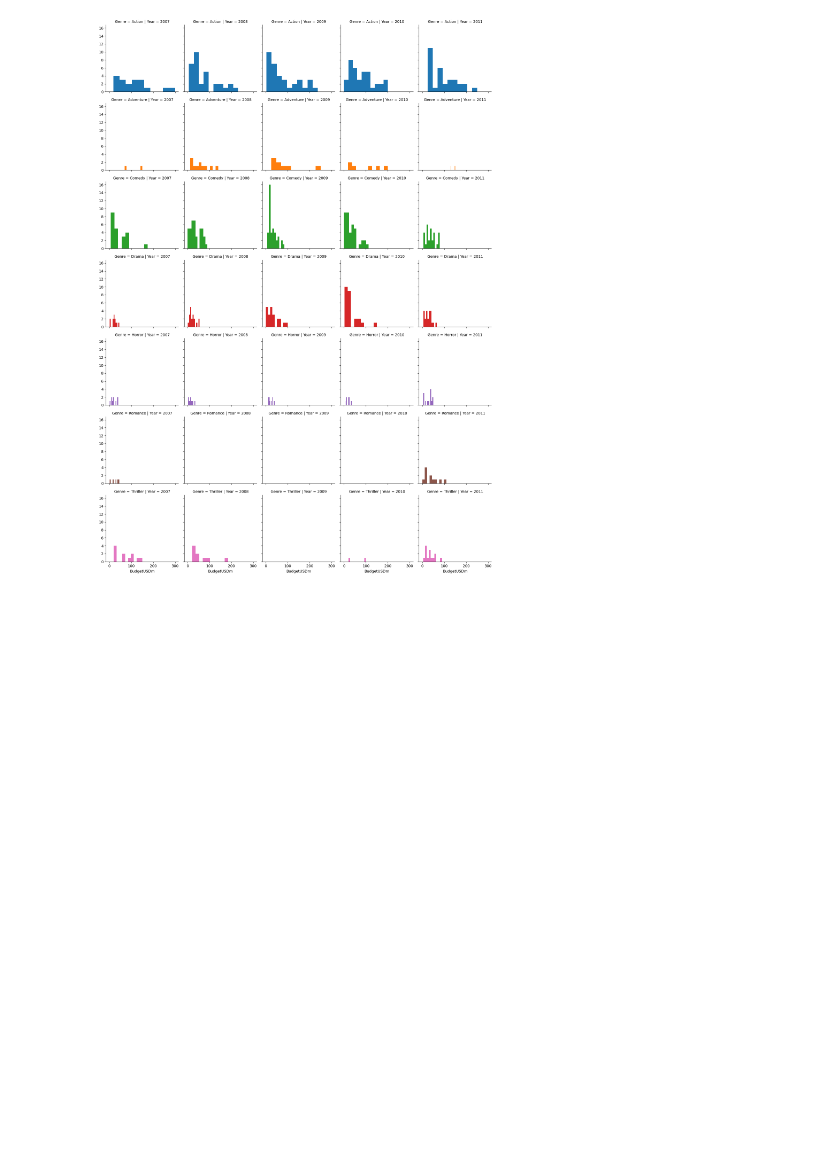
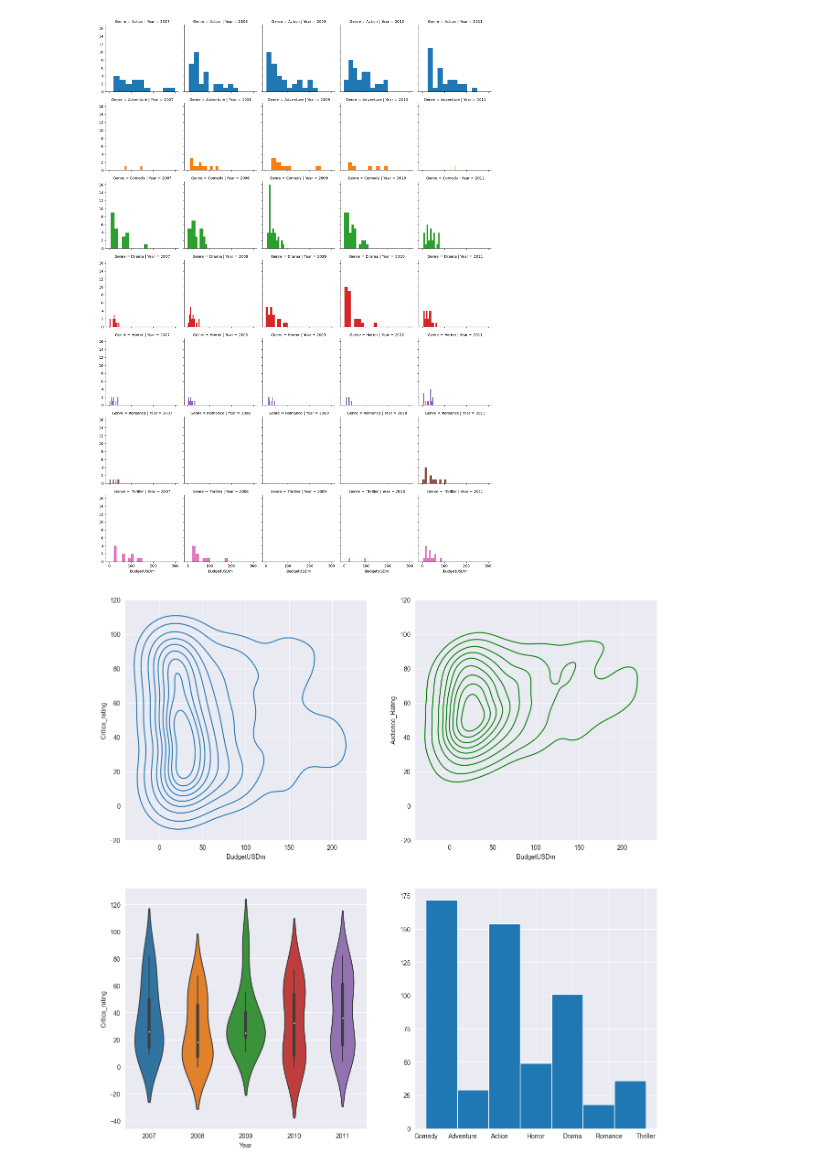
Before and after one commit to HristiyanIvanovski/Advanced-visualisation, a Jupyter notebook: movie_ratings_visuals.ipynb, the cells around one changed output. Saved outputs shown, nothing was run; the diff lists cells and outputs as text; code cells hidden in the pictures; blank space fills up the shorter version.

```diff
--- a/movie_ratings_visuals.ipynb
+++ b/movie_ratings_visuals.ipynb
@@ -232,3 +232,25 @@ fg1 = sns.FacetGrid(movies, row='Genre', col='Year', hue='Genre')
 fg1 = fg1.map(plt.hist, 'BudgetUSDm')
 # %% [output]
 [figure]
+# %%
+# building a dashboard
+
+sns.set_style('darkgrid')
+
+f, axes = plt.subplots(2, 2, figsize=(15, 15))
+
+sbp11 = sns.kdeplot(data=movies, x='BudgetUSDm', y='Critics_rating', ax=axes[0, 0])
+
+sbp22 = sns.kdeplot(data=movies, x='BudgetUSDm', y='Audience_Rating', color='Green', ax=axes[0, 1])
+
+vioplt11 = sns.violinplot(data=movies[movies.Genre == 'Horror'], x='Year', y='Critics_rating', ax=axes[1, 0])
+
+axes[1, 1].hist(data=movies, x='Genre', bins=7)
+
+# setting x y limits
+sbp11.set(xlim=(-40, 240), ylim=(-20, 120))
+sbp22.set(xlim=(-40, 240), ylim=(-20, 120))
+
+plt.show()
+# %% [output]
+[figure, added]
```
